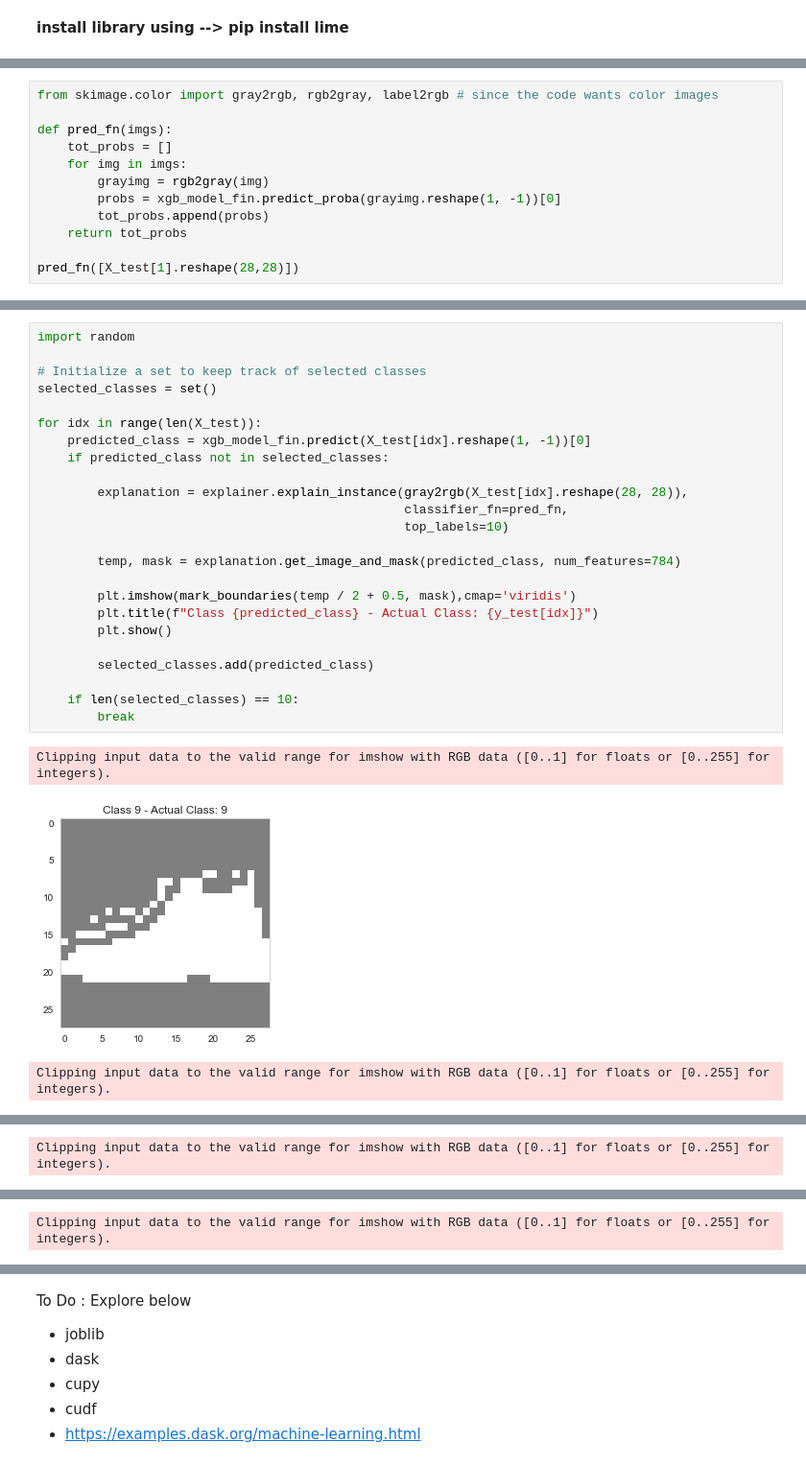
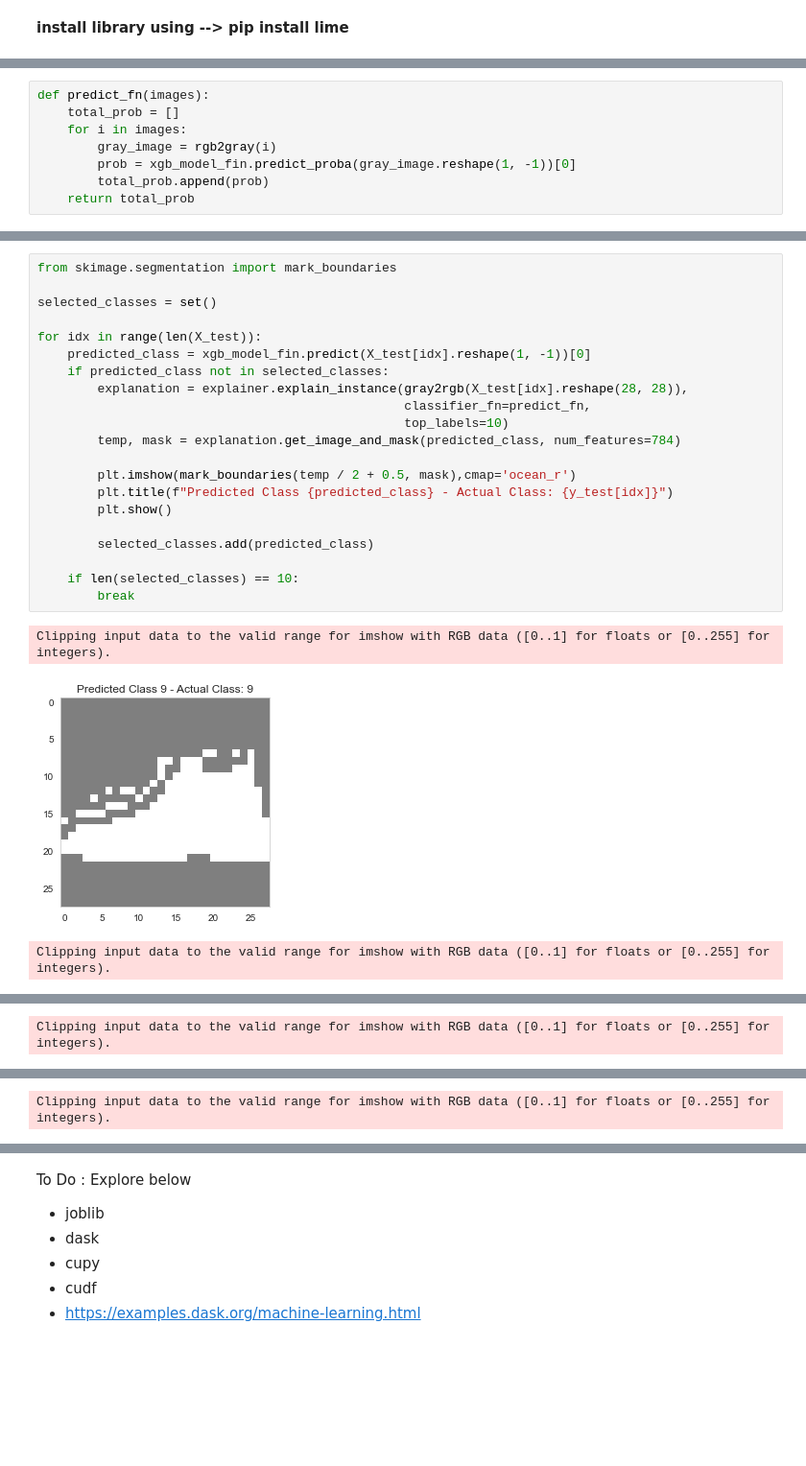
Before and after one commit to ParimiHarsha/FashionMNIST-Classification, a Jupyter notebook: Fashion-MNIST_classification-Bhavya.ipynb, the cells around one changed output, grey strips where cells are left out. Shown at 96% size. Cells and saved outputs as stored; diff of their text form; blank space fills up the shorter version.

```diff
--- a/Fashion-MNIST_classification-Bhavya.ipynb
+++ b/Fashion-MNIST_classification-Bhavya.ipynb
@@ -699,12 +797,8 @@ explainer = lime_image.LimeImageExplainer()
 # %%
-from skimage.color import gray2rgb, rgb2gray, label2rgb # since the code wants color images
-
-def pred_fn(imgs):
-    tot_probs = []
-    for img in imgs:
-        grayimg = rgb2gray(img)
-        probs = xgb_model_fin.predict_proba(grayimg.reshape(1, -1))[0]
-        tot_probs.append(probs)
-    return tot_probs
-
-pred_fn([X_test[1].reshape(28,28)])
+def predict_fn(images):
+    total_prob = []
+    for i in images:
+        gray_image = rgb2gray(i)
+        prob = xgb_model_fin.predict_proba(gray_image.reshape(1, -1))[0]
+        total_prob.append(prob)
+    return total_prob
@@ -716,28 +809,25 @@ The behavior of rgb2gray will change in scikit-image 0.19. Currently, rgb2gray a
 # %%
-import random
+from skimage.segmentation import mark_boundaries
 
-# Initialize a set to keep track of selected classes
 selected_classes = set()
 
 for idx in range(len(X_test)):
     predicted_class = xgb_model_fin.predict(X_test[idx].reshape(1, -1))[0]
     if predicted_class not in selected_classes:
-
         explanation = explainer.explain_instance(gray2rgb(X_test[idx].reshape(28, 28)),
-                                                 classifier_fn=pred_fn,
+                                                 classifier_fn=predict_fn,
                                                  top_labels=10)
-
         temp, mask = explanation.get_image_and_mask(predicted_class, num_features=784)
 
-        plt.imshow(mark_boundaries(temp / 2 + 0.5, mask),cmap='viridis')
-        plt.title(f"Class {predicted_class} - Actual Class: {y_test[idx]}")
+        plt.imshow(mark_boundaries(temp / 2 + 0.5, mask),cmap='ocean_r')
+        plt.title(f"Predicted Class {predicted_class} - Actual Class: {y_test[idx]}")
         plt.show()
 
         selected_classes.add(predicted_class)
 
     if len(selected_classes) == 10:
         break
 # %% [output]
 Clipping input data to the valid range for imshow with RGB data ([0..1] for floats or [0..255] for integers).
-[figure, old version]
+[figure, new version]
 Clipping input data to the valid range for imshow with RGB data ([0..1] for floats or [0..255] for integers).
```
Also changed, not shown: parts of 30 cells of this notebook.
